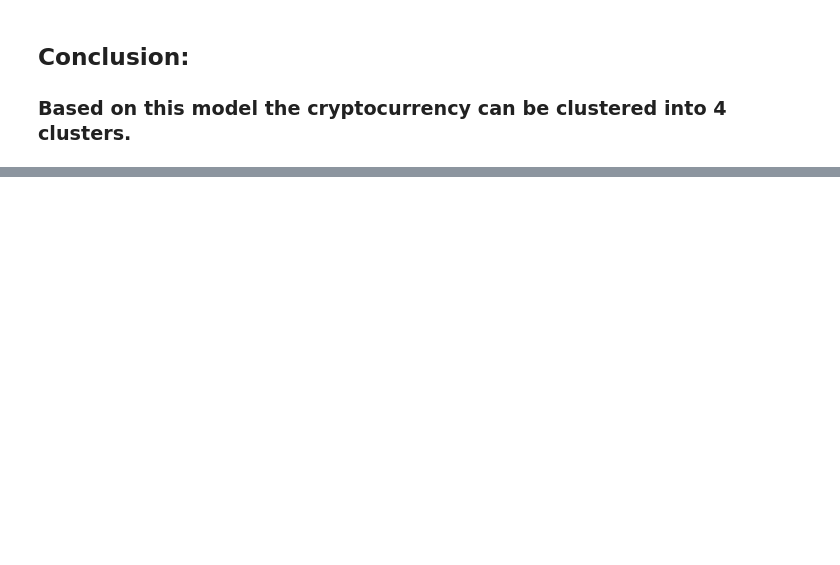
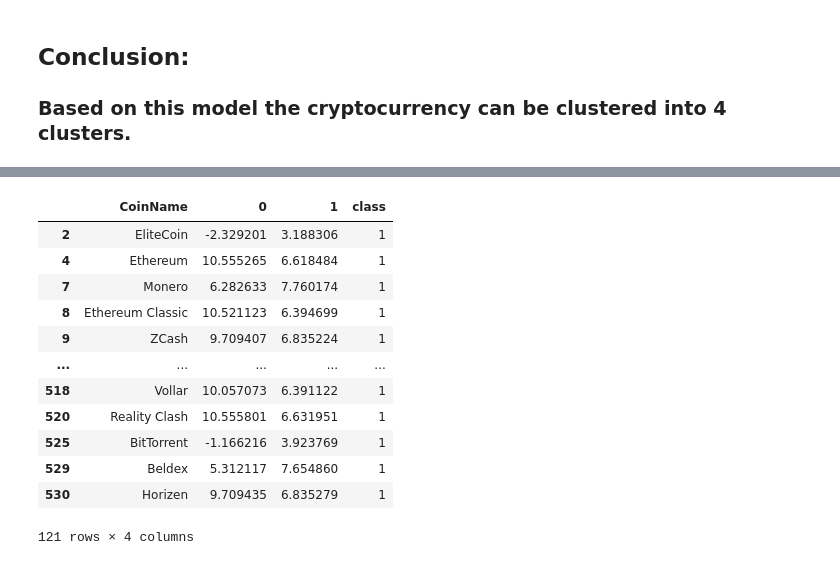
Before and after one commit to SColson82/Cryptocurrency, a Jupyter notebook: cryptocurrency.ipynb, the cells around one changed output, grey strips where cells are left out. Cells and saved outputs as stored; diff of their text form; code cells hidden in the pictures; blank space fills up the shorter version.

```diff
--- a/cryptocurrency.ipynb
+++ b/cryptocurrency.ipynb
@@ -240,0 +371,17 @@ plt.show()
+# %%
+cluster2=clustered_df[clustered_df['class']==1]
+cluster2
+# %% [output]
+|  | CoinName | 0 | 1 | class |
+| 2 | EliteCoin | -2.329201 | 3.188306 | 1 |
+| 4 | Ethereum | 10.555265 | 6.618484 | 1 |
+| 7 | Monero | 6.282633 | 7.760174 | 1 |
+| 8 | Ethereum Classic | 10.521123 | 6.394699 | 1 |
+| 9 | ZCash | 9.709407 | 6.835224 | 1 |
+| ... | ... | ... | ... | ... |
+| 518 | Vollar | 10.057073 | 6.391122 | 1 |
+| 520 | Reality Clash | 10.555801 | 6.631951 | 1 |
+| 525 | BitTorrent | -1.166216 | 3.923769 | 1 |
+| 529 | Beldex | 5.312117 | 7.654860 | 1 |
+| 530 | Horizen | 9.709435 | 6.835279 | 1 |
+121 rows × 4 columns
```
Also changed, not shown: parts of 15 cells of this notebook.
